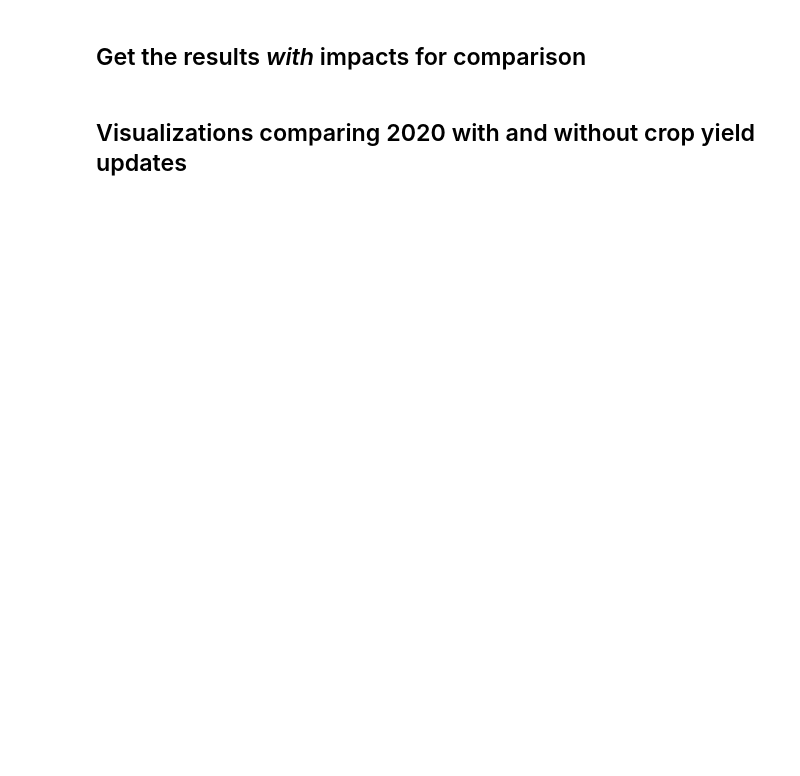
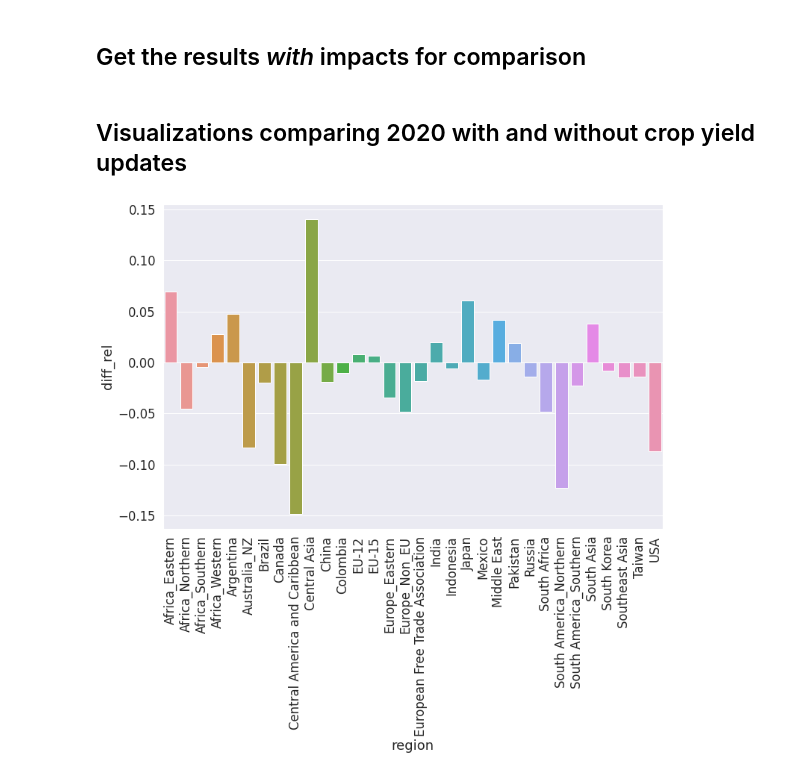
Before and after one commit to JGCRI/gcam_demeter_clinic, a Jupyter notebook: notebooks/gcam_demeter_demo.ipynb, the cells around one changed output. Drawn from its saved outputs; the diff is of its cells as text; code cells hidden in the pictures; blank space fills up the shorter version.

Commit message:
Some tweaks to clean up some bugs and also query for crop production.  And finaly add a price diference plot at the end

```diff
--- a/notebooks/gcam_demeter_demo.ipynb
+++ b/notebooks/gcam_demeter_demo.ipynb
@@ -264,7 +267,14 @@ prod_prices = g.get_data(query_string, query_params)
 # get domestic Corn prices (accounting for trade)
 query_params['sector'] = ["=", 'regional corn']
 
-prod_prices = g.get_data(query_string, query_params)
+dom_prices = g.get_data(query_string, query_params)
+
+# get crop production data
+query_string = gw.get_query('ag', 'production')
+query_params = {'region': ['*'],
+                'sector': ['*'],
+                'year': ['=', g.get_current_year()]}
+production = g.get_data(query_string, query_params)
 
 # finally get the actual yields
 query_string = gw.get_query('ag', 'yield')
@@ -283,6 +299,5 @@ yield_scaler_df.head()
 # %%
-#yields.join(yield_scaler_df.reset_index(), on=["region", "sector", "technology", "year"], how="inner").head()
-yields_new = yields.set_index(["region", "sector", "technology", "year"]).join(yield_scaler_df.set_index(["region", "sector", "technology", "year"]), how="inner").reset_index()
+yields_new = yields.merge(yield_scaler_df, on=["region", "sector", "technology", "year"], how="inner")
 yields_new['yield'] *= yields_new['yield_scaler']
 yields_new = yields_new.filter(["region", "sector", "technology", "year", "yield"])
 
@@ -328,7 +358,14 @@ prod_prices_new = g.get_data(query_string, query_params)
 # get domestic Corn prices (accounting for trade)
 query_params['sector'] = ["=", 'regional corn']
 
-prod_prices_new = g.get_data(query_string, query_params)
+dom_prices_new = g.get_data(query_string, query_params)
+
+# get crop production data
+query_string = gw.get_query('ag', 'production')
+query_params = {'region': ['*'],
+                'sector': ['*'],
+                'year': ['=', g.get_current_year()]}
+production_new = g.get_data(query_string, query_params)
 
 # finally get the actual yields
 query_string = gw.get_query('ag', 'yield')
@@ -350,0 +380,15 @@ prod_prices_new.head()
+# %%
+import seaborn as sns; sns.set()
+from matplotlib import pyplot as plt
+def bar_diff(data, metric_id, figure_size=(12, 8), font_scale=1.5):
+    sns.set(font_scale=font_scale)
+    fig, ax = plt.subplots(figsize=figure_size)
+    p = sns.barplot(x="region", y=metric_id, data=data,
+            label="1975$/kg")
+    p.set_xticklabels(p.get_xticklabels(), rotation=90)
+    return p
+# %%
+prod_prices_diff = demo_utils.calc_diff(prod_prices_new, prod_prices)
+prod_price_comp = bar_diff(prod_prices_diff, "diff_rel")
+# %% [output]
+[figure, added]
```
Also changed, not shown: parts of 16 cells of this notebook.
